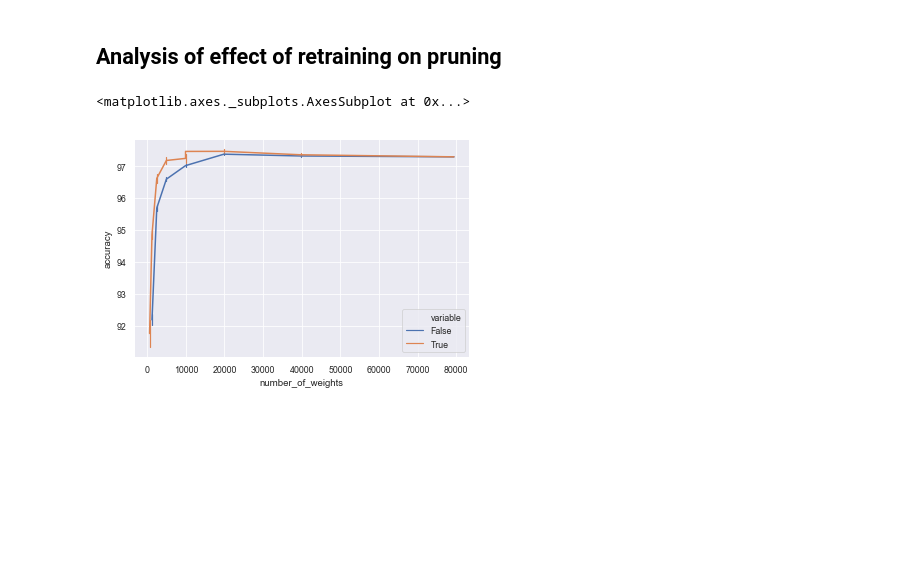
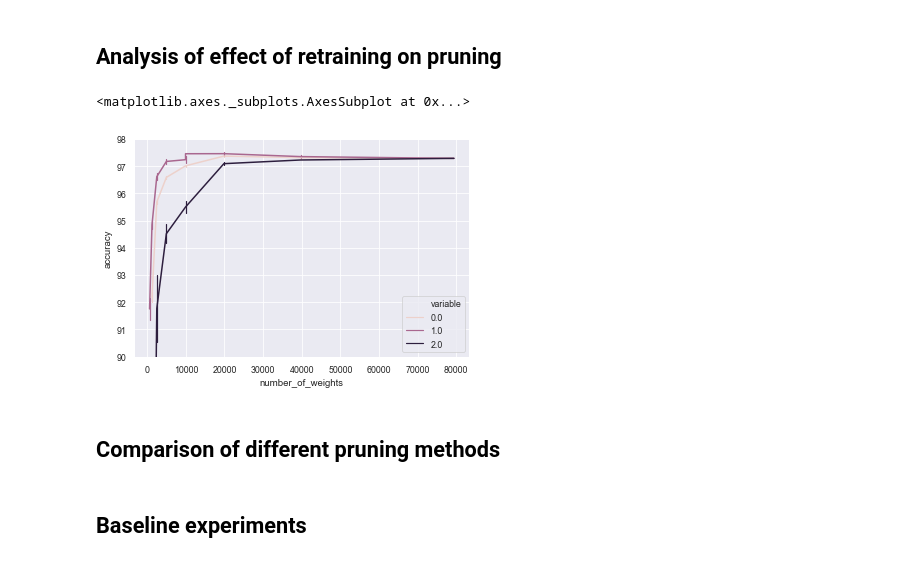
Before and after one commit to pauleon2/pruning-nn, a Jupyter notebook: evaluation.ipynb, the cells around one changed output. Drawn from its saved outputs; the diff is of its cells as text; code cells hidden in the pictures; blank space fills up the shorter version.

```diff
--- a/evaluation.ipynb
+++ b/evaluation.ipynb
@@ -111,14 +182,41 @@ sns.lineplot(x='number_of_weights', y='accuracy', hue='pruning_perc', err_style=
 # %%
 s = pd.read_pickle('./results/experiment2.pkl')
 original = s.loc[s['pruning_method'] == 'original']
 s = s.loc[s['pruning_method'] == 'magnitude_class_blinded']
 s = s.loc[s['accuracy'] > 90]
+s = s.loc[s['pruning_perc'] == 50]
+
 original['variable'] = True
 s = s.append(original, ignore_index=True)
 original['variable'] = False
 s = s.append(original, ignore_index=True)
 
+t = pd.DataFrame(columns=['run', 'accuracy', 'pruning_perc', 'number_of_weights', 'pruning_method', 'time',
+                        'retrain_change', 'retrain_epochs'])
+
+t['accuracy'] = s['accuracy'] - s['retrain_change']
+t['number_of_weights'] = s['number_of_weights']
+t['run'] = s['run']
+t['variable'] = s['variable']
+t['pruning_perc'] = 50
+t['retrain_change'] = 0
+t['retrain_epochs'] = 0
+t['pruning_method'] = 'magnitude_class_blinded'
+t['time'] = 0
+t['accuracy'] = t['accuracy'].astype(float)
+t = t.loc[t['variable'] == False]
+t['variable'] = 2.0
+
+s.loc[s['variable'] == True, ['variable']] = 1.0
+s.loc[s['variable'] == False, ['variable']] = 0.0
+
+s = s.append(t, ignore_index=True)
+plt.ylim(90, 98)
 sns.lineplot(x='number_of_weights', y='accuracy', hue='variable', err_style='bars', data=s, markers=True, ci='sd', legend='full', linewidth=1.5)
 # %% [output]
 <matplotlib.axes._subplots.AxesSubplot at 0x...>
-[figure, old version]
+[figure, new version]
+# %% [markdown]
+## Comparison of different pruning methods
+# %% [markdown]
+## Baseline experiments
```
Also changed, not shown: parts of 3 cells of this notebook.
